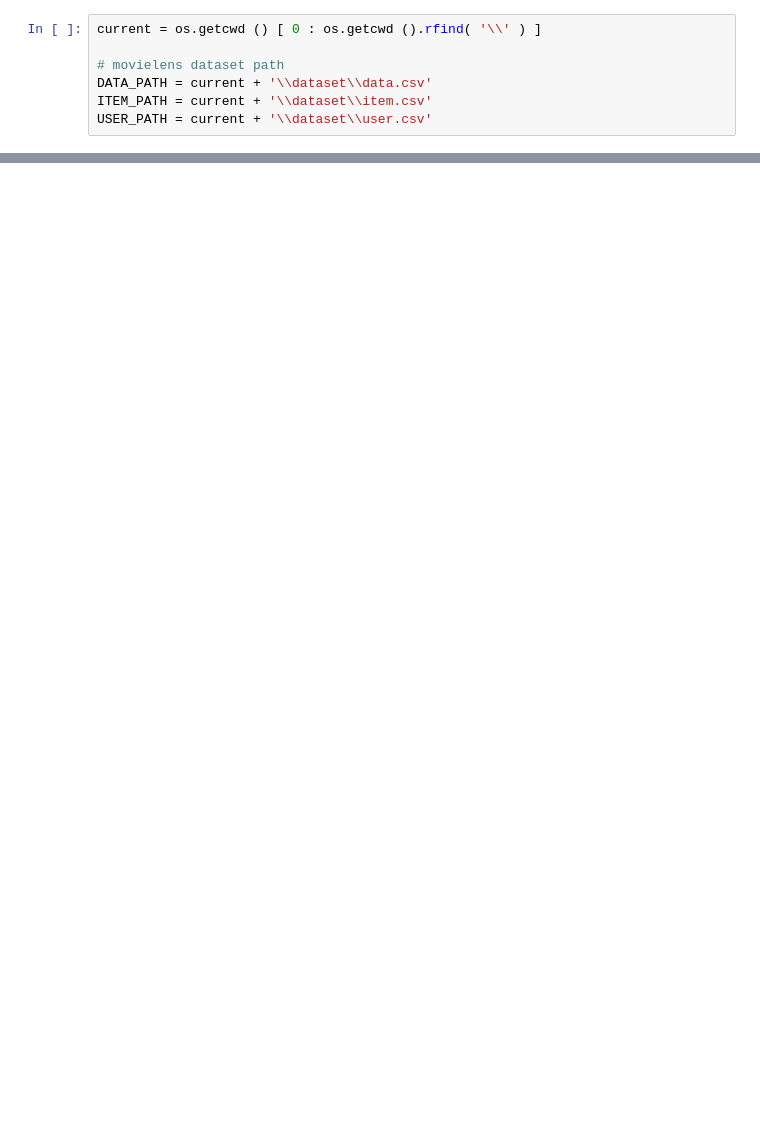
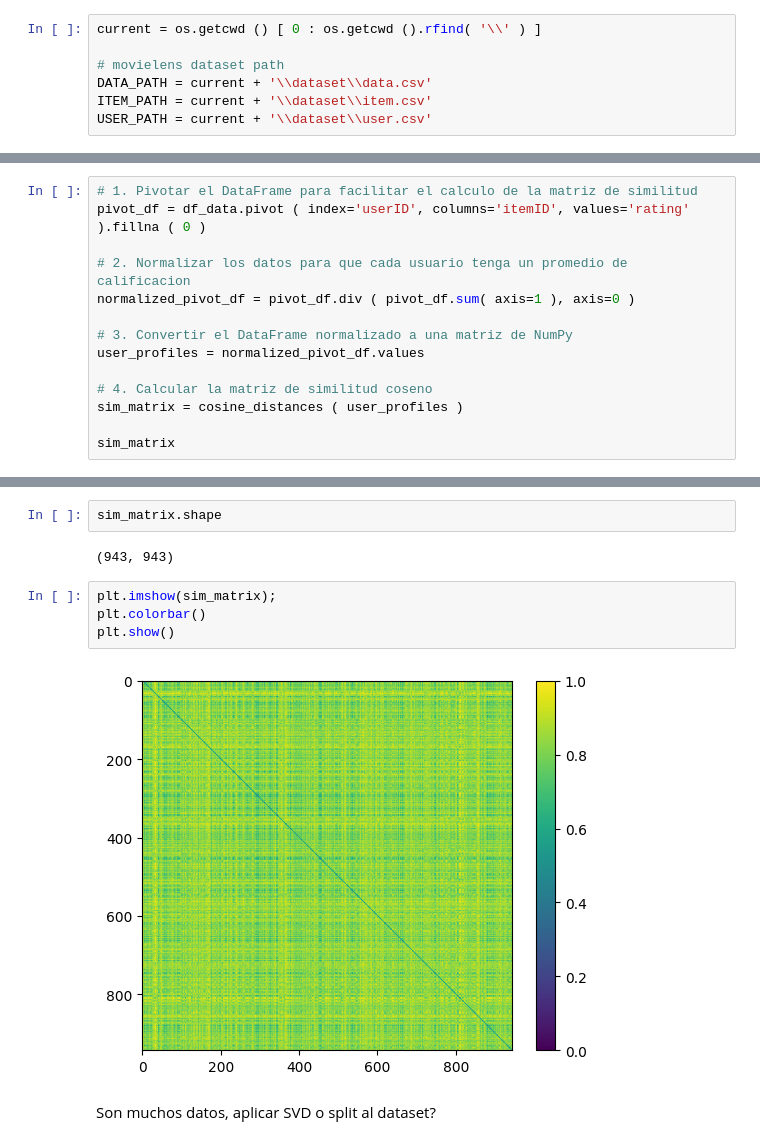
Before and after one commit to ZKDev01/recommendation-systems, a Jupyter notebook: experimental/exploratory_data_analysis.ipynb, the cells around one changed output, grey strips where cells are left out. Drawn from its saved outputs; the diff is of its cells as text; blank space fills up the shorter version.

Commit message:
add sim-matrix in eda

```diff
--- a/experimental/exploratory_data_analysis.ipynb
+++ b/experimental/exploratory_data_analysis.ipynb
@@ -118,0 +140,14 @@ df_user
+# %%
+# 1. Pivotar el DataFrame para facilitar el calculo de la matriz de similitud
+pivot_df = df_data.pivot ( index='userID', columns='itemID', values='rating' ).fillna ( 0 )
+
+# 2. Normalizar los datos para que cada usuario tenga un promedio de calificacion
+normalized_pivot_df = pivot_df.div ( pivot_df.sum( axis=1 ), axis=0 )
+
+# 3. Convertir el DataFrame normalizado a una matriz de NumPy
+user_profiles = normalized_pivot_df.values
+
+# 4. Calcular la matriz de similitud coseno
+sim_matrix = cosine_distances ( user_profiles )
+
+sim_matrix
@@ -118,0 +168,12 @@ df_user
+# %%
+sim_matrix.shape
+# %% [output]
+(943, 943)
+# %%
+plt.imshow(sim_matrix);
+plt.colorbar()
+plt.show()
+# %% [output]
+[figure, added]
+# %% [markdown]
+Son muchos datos, aplicar SVD o split al dataset?
```
Also changed, not shown: parts of 10 cells of this notebook.
